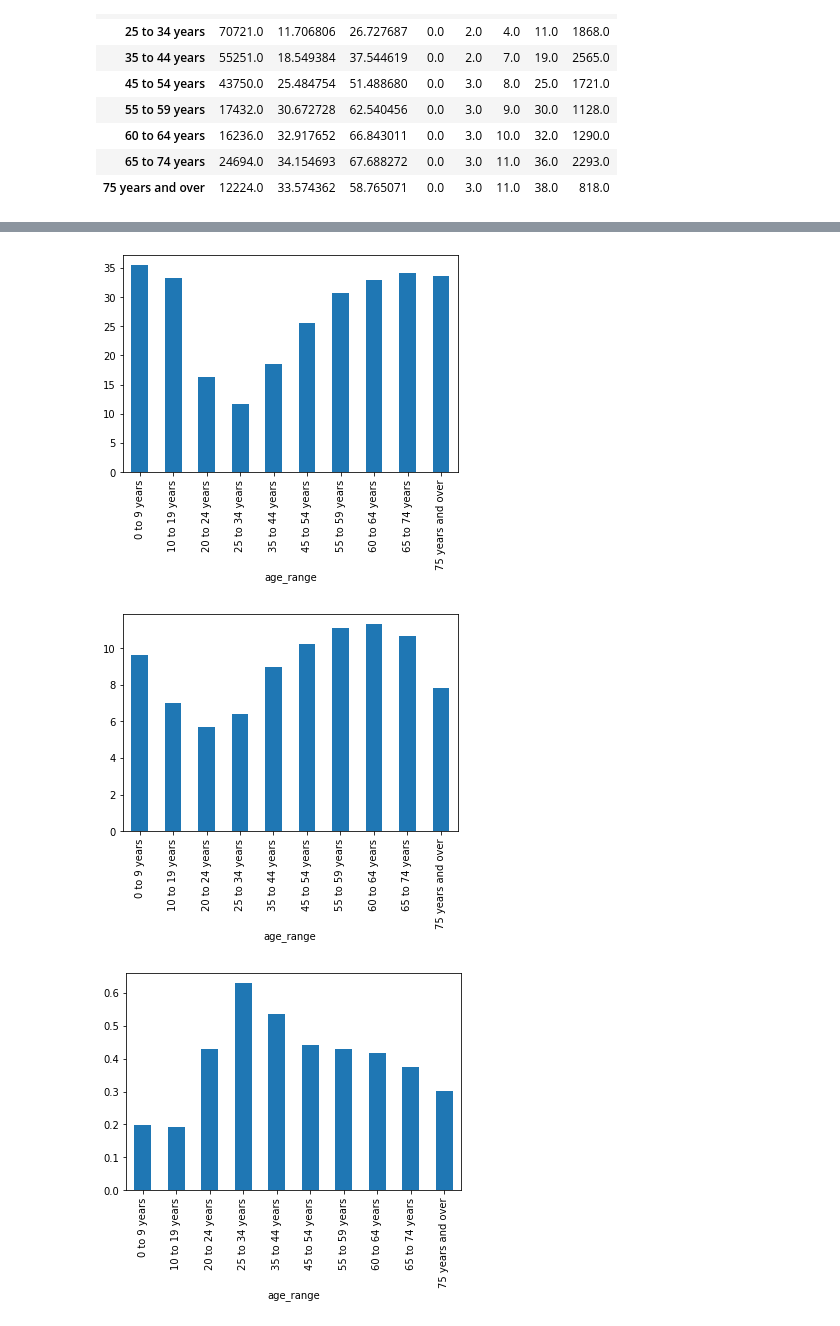
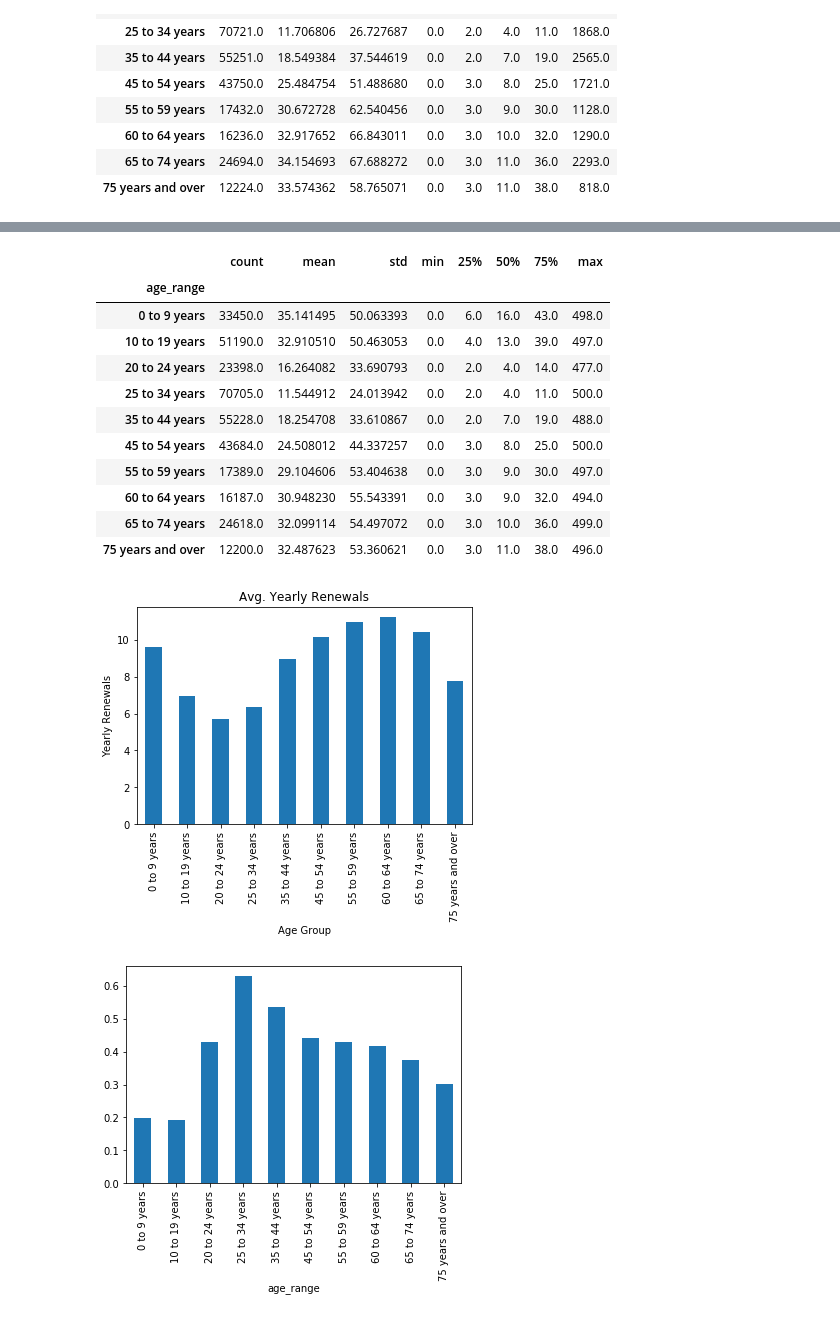
Before and after one commit to arispeaks/SFLibrary, a Jupyter notebook: SF_Library_Project.ipynb, the cells around one changed output, grey strips where cells are left out. Cells and saved outputs as stored; diff of their text form; code cells hidden in the pictures.

Commit message:
Add titles to graphs
type: feat

Add titles to figures and graphs

```diff
--- a/SF_Library_Project.ipynb
+++ b/SF_Library_Project.ipynb
@@ -359,5 +347,19 @@ df_comp.groupby('age_range').yearly_checkouts.describe()
+# %%
+#consider +500 yearly as outliers
+df_comp = df_comp[df_comp.yearly_checkouts <= 500]
 # %%
-df_comp.groupby('age_range').yearly_checkouts.mean().plot(kind ='bar');
+df_comp.groupby('age_range').yearly_checkouts.describe()
 # %% [output]
-[figure, removed]
+|  | count | mean | std | min | 25% | 50% | 75% | max |
+| age_range |  |  |  |  |  |  |  |  |
+| 0 to 9 years | 33450.0 | 35.141495 | 50.063393 | 0.0 | 6.0 | 16.0 | 43.0 | 498.0 |
+| 10 to 19 years | 51190.0 | 32.910510 | 50.463053 | 0.0 | 4.0 | 13.0 | 39.0 | 497.0 |
+| 20 to 24 years | 23398.0 | 16.264082 | 33.690793 | 0.0 | 2.0 | 4.0 | 14.0 | 477.0 |
+| 25 to 34 years | 70705.0 | 11.544912 | 24.013942 | 0.0 | 2.0 | 4.0 | 11.0 | 500.0 |
+| 35 to 44 years | 55228.0 | 18.254708 | 33.610867 | 0.0 | 2.0 | 7.0 | 19.0 | 488.0 |
+| 45 to 54 years | 43684.0 | 24.508012 | 44.337257 | 0.0 | 3.0 | 8.0 | 25.0 | 500.0 |
+| 55 to 59 years | 17389.0 | 29.104606 | 53.404638 | 0.0 | 3.0 | 9.0 | 30.0 | 497.0 |
+| 60 to 64 years | 16187.0 | 30.948230 | 55.543391 | 0.0 | 3.0 | 9.0 | 32.0 | 494.0 |
+| 65 to 74 years | 24618.0 | 32.099114 | 54.497072 | 0.0 | 3.0 | 10.0 | 36.0 | 499.0 |
+| 75 years and over | 12200.0 | 32.487623 | 53.360621 | 0.0 | 3.0 | 11.0 | 38.0 | 496.0 |
 # %%
@@ -367,8 +369,11 @@ df_comp.groupby('age_range').yearly_checkouts.mean().plot(kind ='bar');
 df_comp['yearly_renewals'] = np.round(df_comp.total_renewals/df_comp.years_active,0)
 # %%
 df_comp.groupby('age_range').yearly_renewals.mean().plot(kind ='bar');
+plt.title('Avg. Yearly Renewals');
+plt.xlabel('Age Group');
+plt.ylabel('Yearly Renewals');
 # %% [output]
-[figure, old version]
+[figure, new version]
 # %%
 # Interesting, when looking at renewals the highest group is not 60-64 years and the 75 and older is brought
 # down to fifth highest.
```
Also changed, not shown: parts of 11 cells of this notebook, 1 other file.
